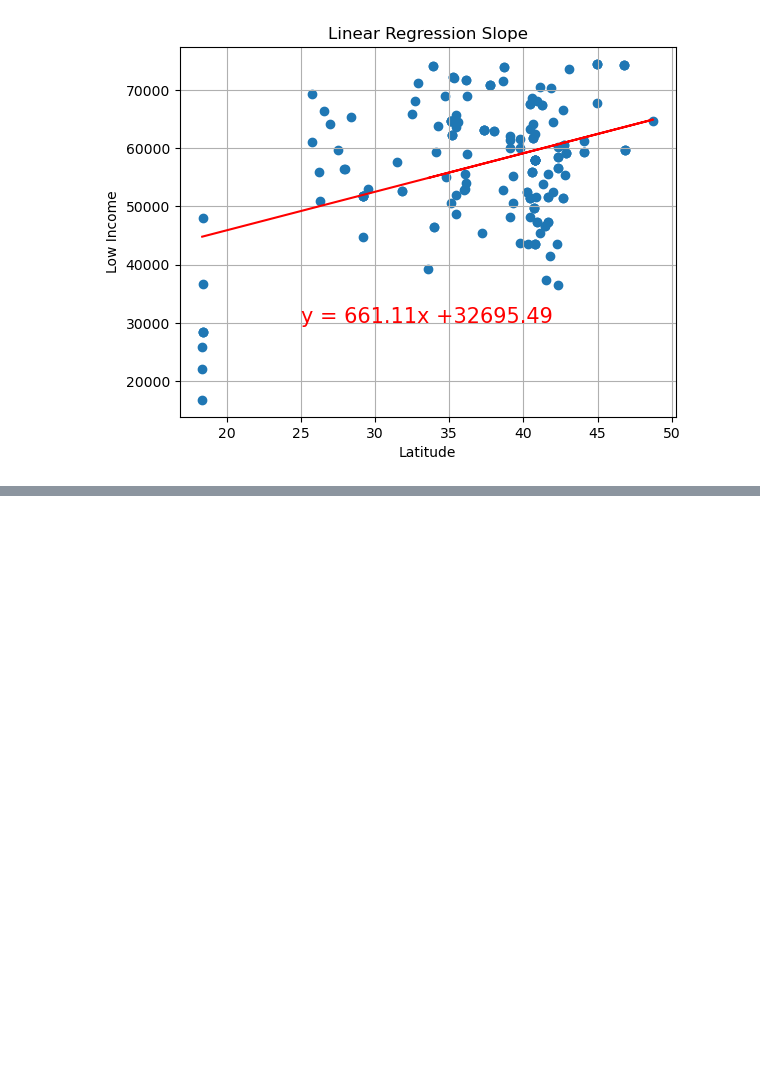
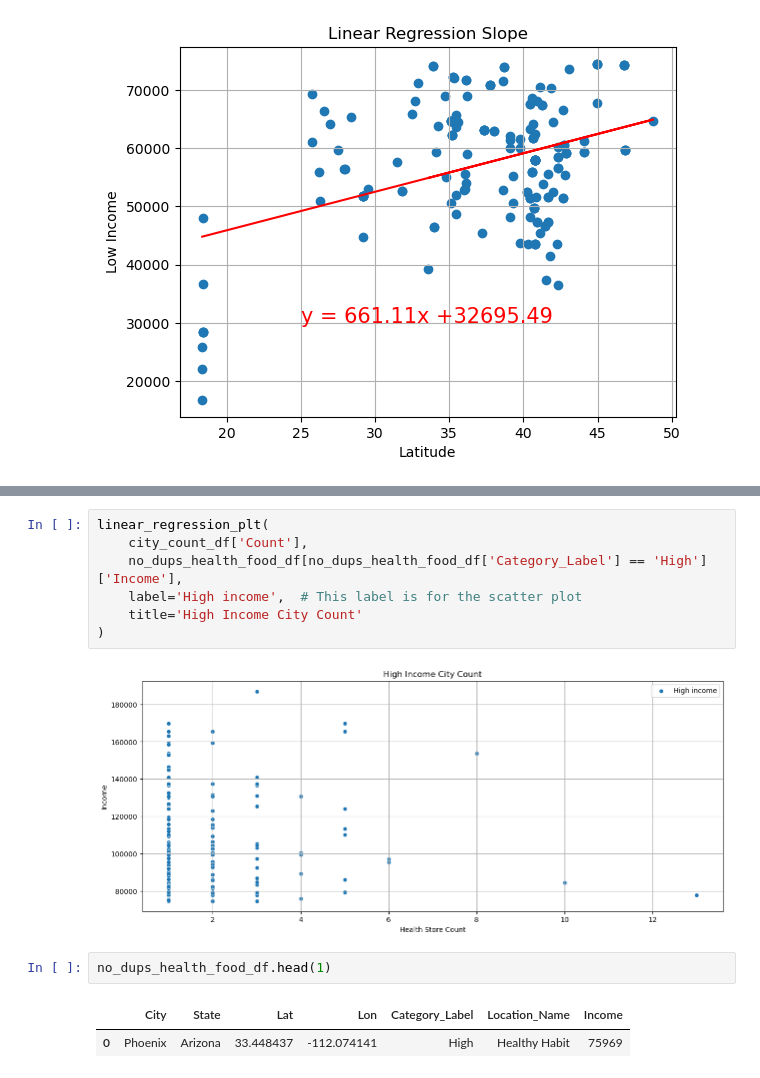
Before and after one commit to bseri0/Proj_1, a Jupyter notebook: py_api/alan_prj_1.ipynb, the cells around one changed output, grey strips where cells are left out. Cells and saved outputs as stored; diff of their text form; blank space fills up the shorter version.

```diff
--- a/py_api/alan_prj_1.ipynb
+++ b/py_api/alan_prj_1.ipynb
@@ -504,0 +612,14 @@ The r-value is: 0.15163254039321966
+# %%
+linear_regression_plt(
+    city_count_df['Count'],
+    no_dups_health_food_df[no_dups_health_food_df['Category_Label'] == 'High']['Income'],
+    label='High income',  # This label is for the scatter plot
+    title='High Income City Count'
+)
+# %% [output]
+[figure, added]
+# %%
+no_dups_health_food_df.head(1)
+# %% [output]
+|  | City | State | Lat | Lon | Category_Label | Location_Name | Income |
+| 0 | Phoenix | Arizona | 33.448437 | -112.074141 | High | Healthy Habit | 75969 |
```
Also changed, not shown: parts of 24 cells of this notebook.
